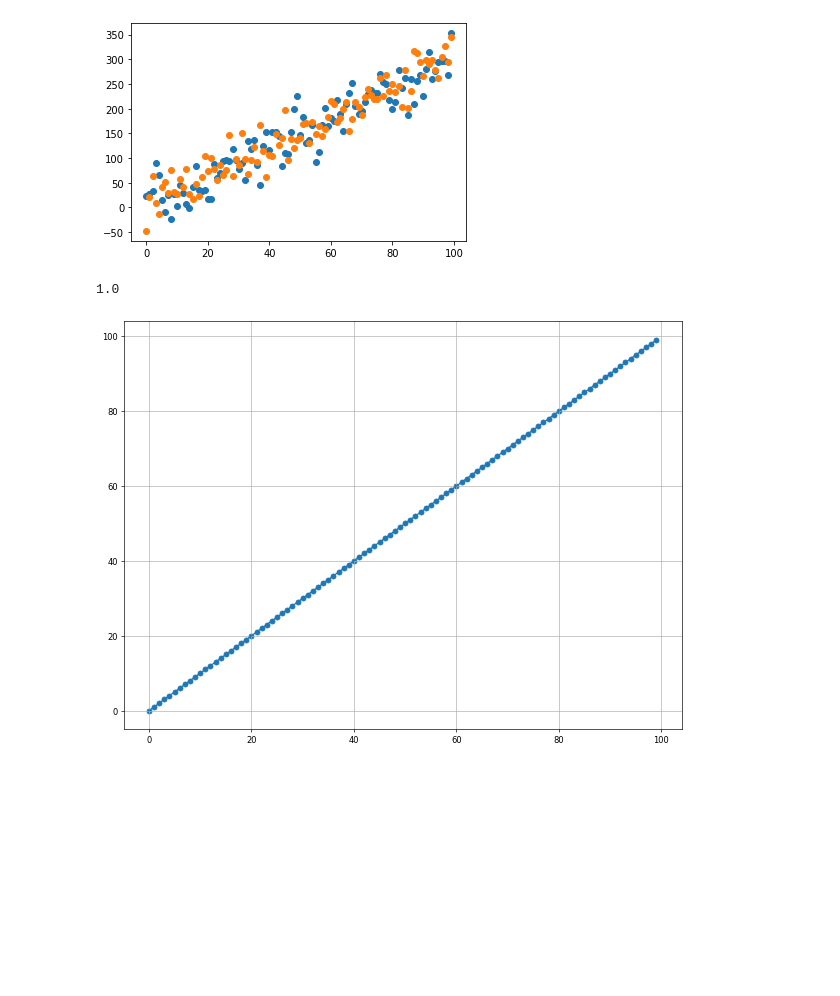
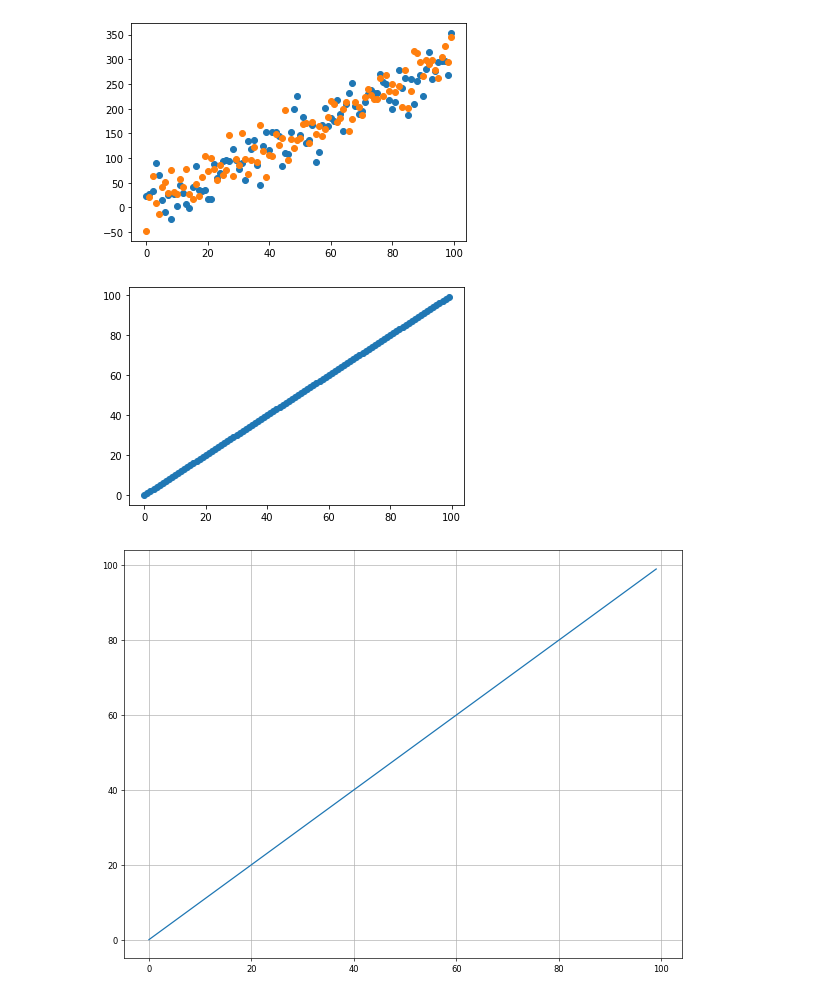
Before and after one commit to Statse/school-2021, a Jupyter notebook: linearregression.ipynb, the cells around one changed output. Saved outputs shown, nothing was run; the diff lists cells and outputs as text; code cells hidden in the pictures; blank space fills up the shorter version.

```diff
--- a/linearregression.ipynb
+++ b/linearregression.ipynb
@@ -15,24 +15,22 @@ plt.show
 <function matplotlib.pyplot.show(close=None, block=None)>
 [figure]
 # %%
+plt.scatter(x,y)
+plt.scatter(x,y2)
+
 x = x.reshape(-1,1)
 y = y.reshape(-1,1)
-
-print(x)
-print(y)
 
 reg = LinearRegression().fit(x, y)
 
 #Return the coefficient of determination of the prediction.
-print(reg.score(x,y))
 
 y_reg = reg.predict(x)
 
 fig = plt.figure(figsize = (12,9), dpi = 60)
 plt.grid(True)
-plt.scatter(x,y)
 plt.plot(x,y_reg)
 plt.show()
 # %% [output]
-1.0
-[figure, old version]
+[figure, new version]
+[figure, added]
```
Also changed, not shown: 1 other file.
